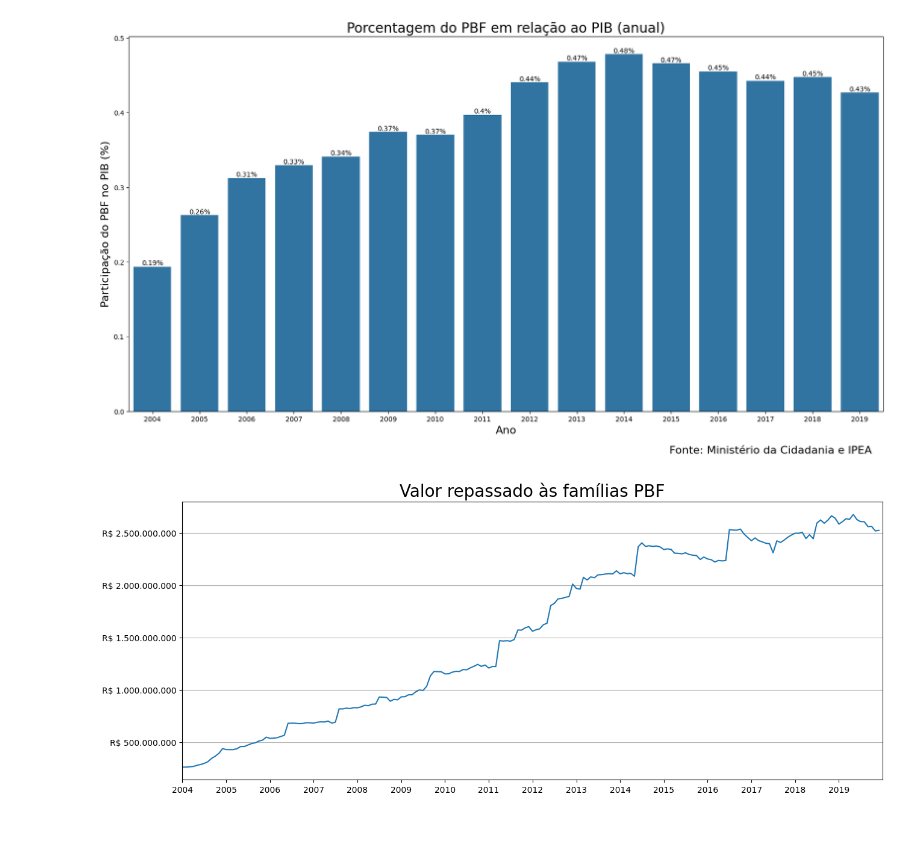
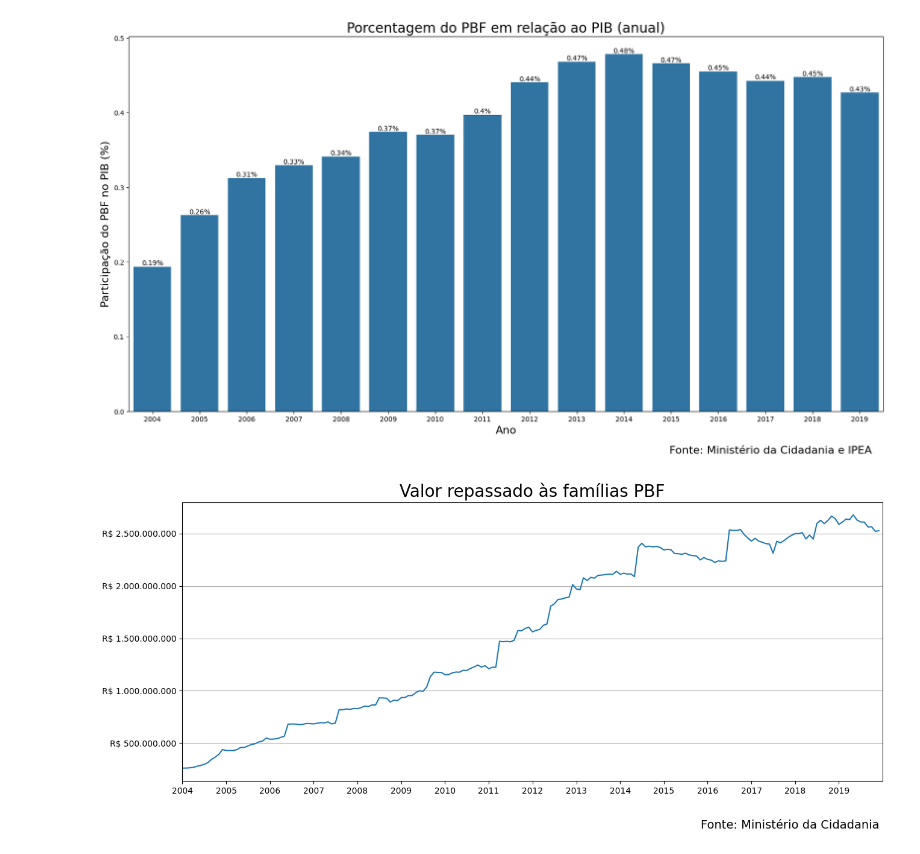
Before and after one commit to thiagonarcizo/PBF-PIB-analise, a Jupyter notebook: relacao_PBF_PIB.ipynb, the cells around one changed output. Cells and saved outputs as stored; diff of their text form; code cells hidden in the pictures.

```diff
--- a/relacao_PBF_PIB.ipynb
+++ b/relacao_PBF_PIB.ipynb
@@ -201,28 +201,31 @@ plt.show()
 # %%
 from matplotlib import ticker
 import matplotlib.dates as mdates
 
 #filtrando o df para o período de 2004 até 2019
 mask = (df['Referência'] >= '2004-01-01') & (df['Referência'] <= '2019-12-31')
 filtered_df = df.loc[mask]
 
 #criando o plot de linha
 plt.figure(figsize=(15, 6))
 plt.plot(filtered_df['Referência'], filtered_df['Valor repassado às famílias PBF (até Out/2021)'])
 plt.title('Valor repassado às famílias PBF', fontsize=20)
 
 #definindo o intervalo do eixo x
 plt.xlim(pd.Timestamp('2004-01-01'), pd.Timestamp('2019-12-31'))
-plt.gca().xaxis.set_major_locator(mdates.MonthLocator(interval=12))  # Set interval to 6 months
+plt.gca().xaxis.set_major_locator(mdates.MonthLocator(interval=12))
 plt.gca().xaxis.set_major_formatter(mdates.DateFormatter('%Y'))
 
 #definindo o eixo y
 formatter = ticker.FuncFormatter(lambda x, pos: 'R$ {:,.0f}'.format(x).replace(',', '.'))
 plt.gca().yaxis.set_major_formatter(formatter)
 
 #adicionando o grid horizontal
 plt.grid(axis='y')
 
+#escrevendo a fonte no rodapé
+plt.annotate("Fonte: Ministério da Cidadania", (0, 0), (620, -60), xycoords='axes fraction', textcoords='offset points', va='bottom', fontsize=14)
+
 plt.show()
 # %% [output]
-[figure, old version]
+[figure, new version]
```
Also changed, not shown: parts of 2 cells of this notebook, 4 other files.
